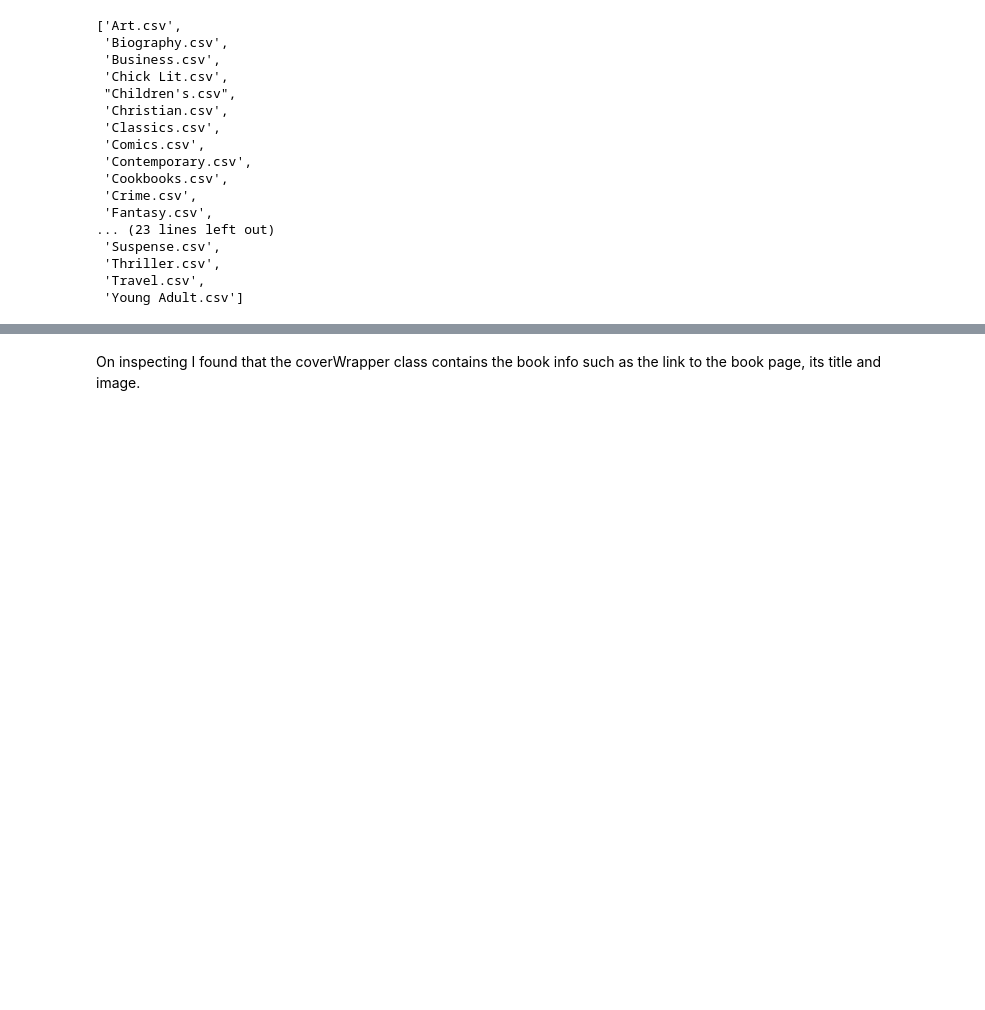
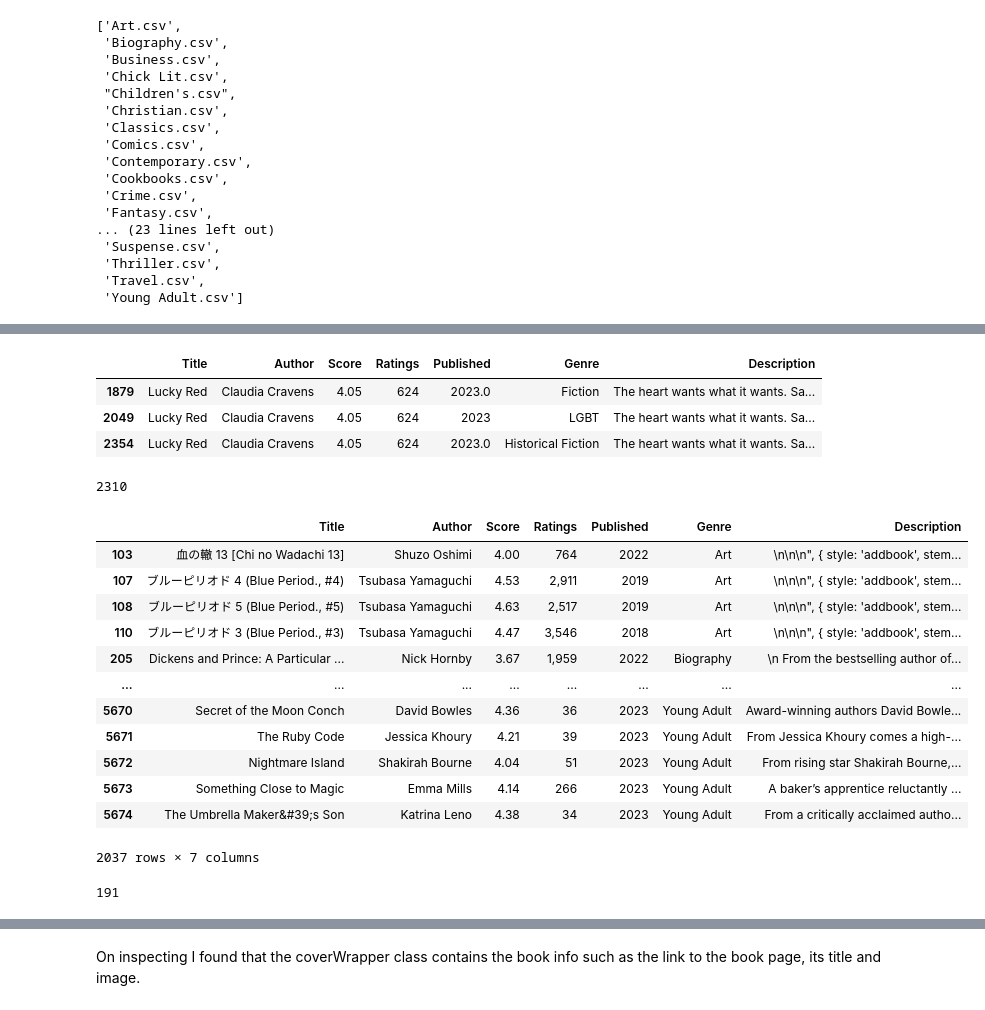
Before and after one commit to nikhil-1e9/web-scraping, a Jupyter notebook: Scraping-Goodreads.ipynb, the cells around one changed output, grey strips where cells are left out. Cells and saved outputs as stored; diff of their text form; code cells hidden in the pictures; blank space fills up the shorter version.

```diff
--- a/Scraping-Goodreads.ipynb
+++ b/Scraping-Goodreads.ipynb
@@ -468,0 +464,4 @@ all_genres_df[all_genres_df.duplicated()]
+# %%
+all_genres_df['Published'] = all_genres_df['Published'].fillna('2023')
+print(all_genres_df.isnull().sum())
+all_genres_df.head()
@@ -468,0 +483,33 @@ all_genres_df[all_genres_df.duplicated()]
+# %%
+all_genres_df[all_genres_df['Title'] == 'Lucky Red']
+# %% [output]
+|  | Title | Author | Score | Ratings | Published | Genre | Description |
+| 1879 | Lucky Red | Claudia Cravens | 4.05 | 624 | 2023.0 | Fiction | The heart wants what it wants. Sa... |
+| 2049 | Lucky Red | Claudia Cravens | 4.05 | 624 | 2023 | LGBT | The heart wants what it wants. Sa... |
+| 2354 | Lucky Red | Claudia Cravens | 4.05 | 624 | 2023.0 | Historical Fiction | The heart wants what it wants. Sa... |
+# %%
+all_genres_df['Published'] = all_genres_df['Published'].astype('int')
+# %%
+all_genres_df['Description'].duplicated().sum()
+# %% [output]
+2310
+# %%
+all_genres_df[all_genres_df.duplicated(subset=['Title', 'Author', 'Score', 'Ratings', 'Published'])]
+# %% [output]
+|  | Title | Author | Score | Ratings | Published | Genre | Description |
+| 103 | 血の轍 13 [Chi no Wadachi 13] | Shuzo Oshimi | 4.00 | 764 | 2022 | Art | \n\n\n", { style: 'addbook', stem... |
+| 107 | ブルーピリオド 4 (Blue Period., #4) | Tsubasa Yamaguchi | 4.53 | 2,911 | 2019 | Art | \n\n\n", { style: 'addbook', stem... |
+| 108 | ブルーピリオド 5 (Blue Period., #5) | Tsubasa Yamaguchi | 4.63 | 2,517 | 2019 | Art | \n\n\n", { style: 'addbook', stem... |
+| 110 | ブルーピリオド 3 (Blue Period., #3) | Tsubasa Yamaguchi | 4.47 | 3,546 | 2018 | Art | \n\n\n", { style: 'addbook', stem... |
+| 205 | Dickens and Prince: A Particular ... | Nick Hornby | 3.67 | 1,959 | 2022 | Biography | \n From the bestselling author of... |
+| ... | ... | ... | ... | ... | ... | ... | ... |
+| 5670 | Secret of the Moon Conch | David Bowles | 4.36 | 36 | 2023 | Young Adult | Award-winning authors David Bowle... |
+| 5671 | The Ruby Code | Jessica Khoury | 4.21 | 39 | 2023 | Young Adult | From Jessica Khoury comes a high-... |
+| 5672 | Nightmare Island | Shakirah Bourne | 4.04 | 51 | 2023 | Young Adult | From rising star Shakirah Bourne,... |
+| 5673 | Something Close to Magic | Emma Mills | 4.14 | 266 | 2023 | Young Adult | A baker’s apprentice reluctantly ... |
+| 5674 | The Umbrella Maker&#39;s Son | Katrina Leno | 4.38 | 34 | 2023 | Young Adult | From a critically acclaimed autho... |
+2037 rows × 7 columns
+# %%
+all_genres_df[['Title', 'Genre']].duplicated().sum()
+# %% [output]
+191
```
Also changed, not shown: parts of 7 cells of this notebook.
